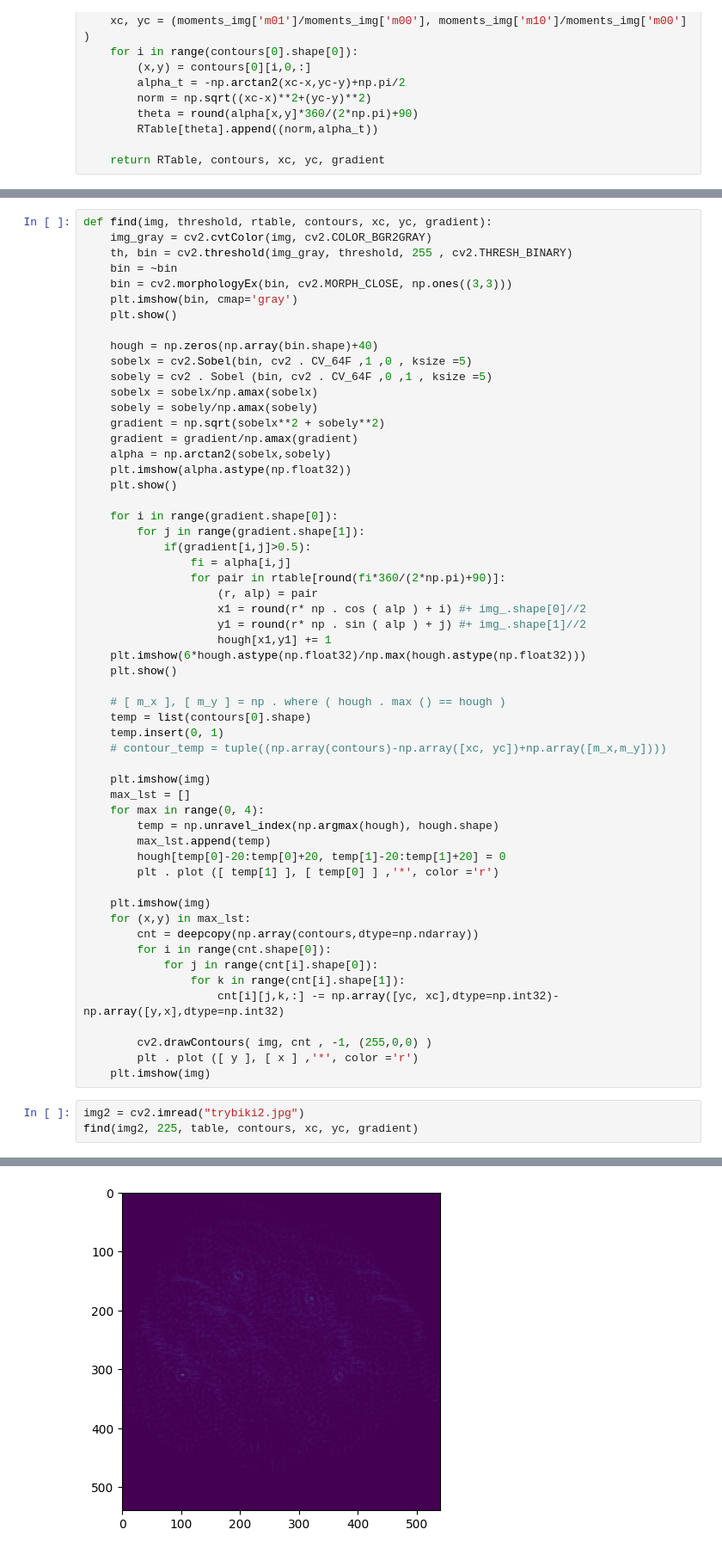
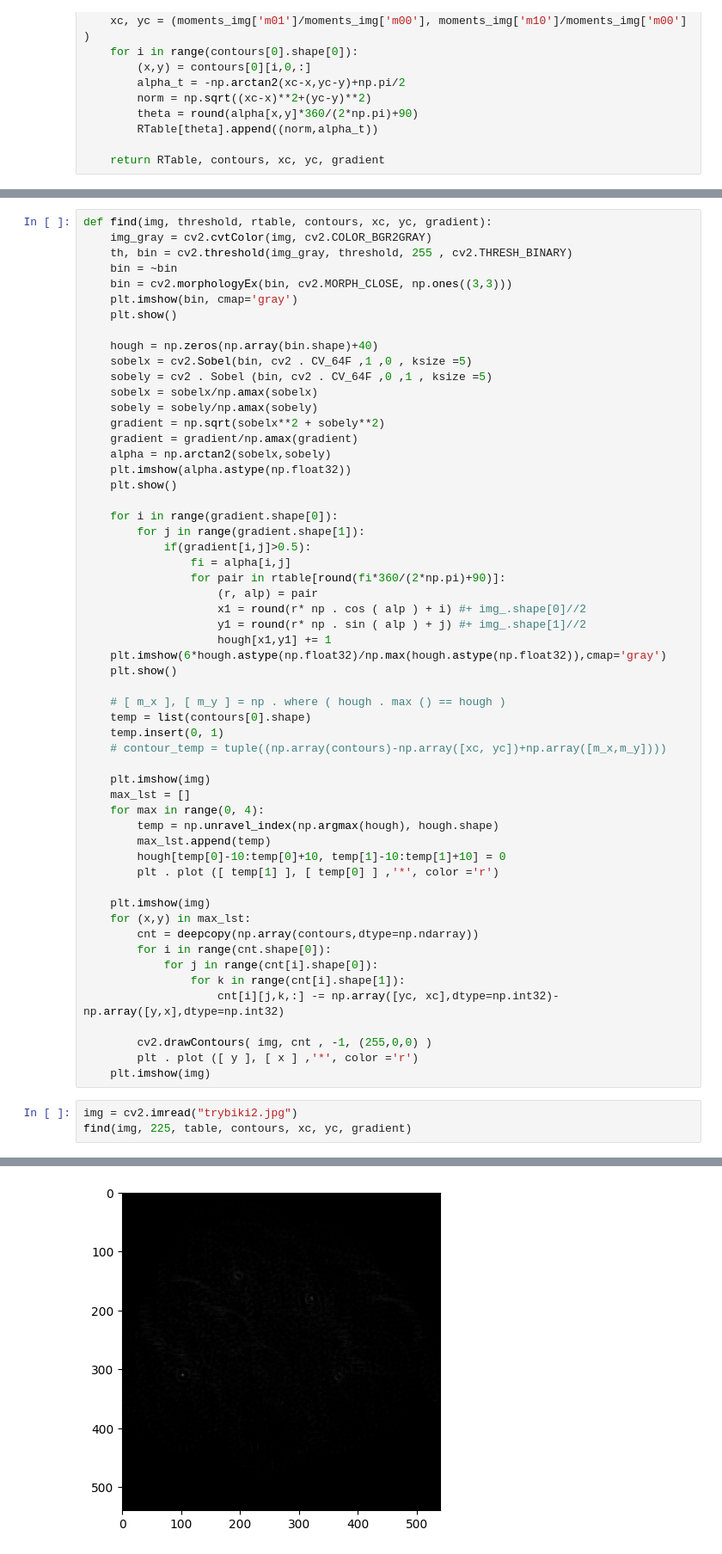
Before and after one commit to Maziorow/ZAW, a Jupyter notebook: Lab9/lab9.ipynb, the cells around one changed output, grey strips where cells are left out. Shown at 86% size. Drawn from its saved outputs; the diff is of its cells as text.

```diff
--- a/Lab9/lab9.ipynb
+++ b/Lab9/lab9.ipynb
@@ -84,7 +84,7 @@ def find(img, threshold, rtable, contours, xc, yc, gradient):
                     x1 = round(r* np . cos ( alp ) + i) #+ img_.shape[0]//2
                     y1 = round(r* np . sin ( alp ) + j) #+ img_.shape[1]//2
                     hough[x1,y1] += 1
-    plt.imshow(6*hough.astype(np.float32)/np.max(hough.astype(np.float32)))
+    plt.imshow(6*hough.astype(np.float32)/np.max(hough.astype(np.float32)),cmap='gray')
     plt.show()
 
     # [ m_x ], [ m_y ] = np . where ( hough . max () == hough )
@@ -97,7 +97,7 @@ def find(img, threshold, rtable, contours, xc, yc, gradient):
     for max in range(0, 4):
         temp = np.unravel_index(np.argmax(hough), hough.shape)
         max_lst.append(temp)
-        hough[temp[0]-20:temp[0]+20, temp[1]-20:temp[1]+20] = 0
+        hough[temp[0]-10:temp[0]+10, temp[1]-10:temp[1]+10] = 0
         plt . plot ([ temp[1] ], [ temp[0] ] ,'*', color ='r')
 
     plt.imshow(img)
@@ -112,10 +112,10 @@ def find(img, threshold, rtable, contours, xc, yc, gradient):
         plt . plot ([ y ], [ x ] ,'*', color ='r')
     plt.imshow(img)
 # %%
-img2 = cv2.imread("trybiki2.jpg")
-find(img2, 225, table, contours, xc, yc, gradient)
+img = cv2.imread("trybiki2.jpg")
+find(img, 225, table, contours, xc, yc, gradient)
 # %% [output]
 [figure]
 [figure]
-[figure, old version]
+[figure, new version]
 [figure]
```
Also changed, not shown: parts of 4 cells of this notebook.
